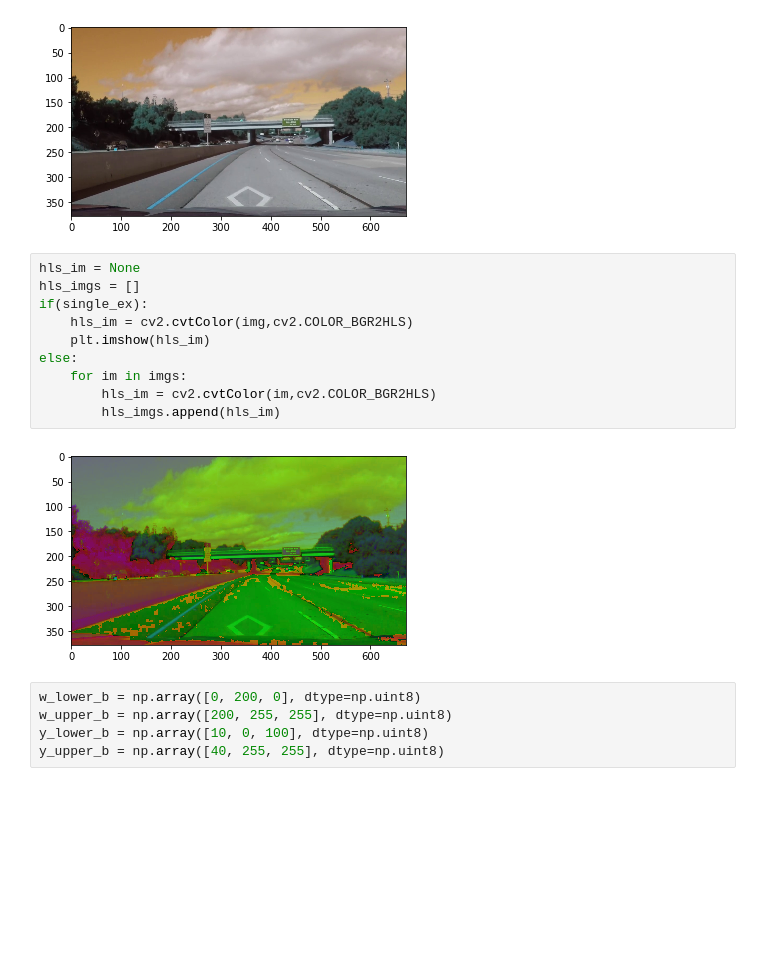
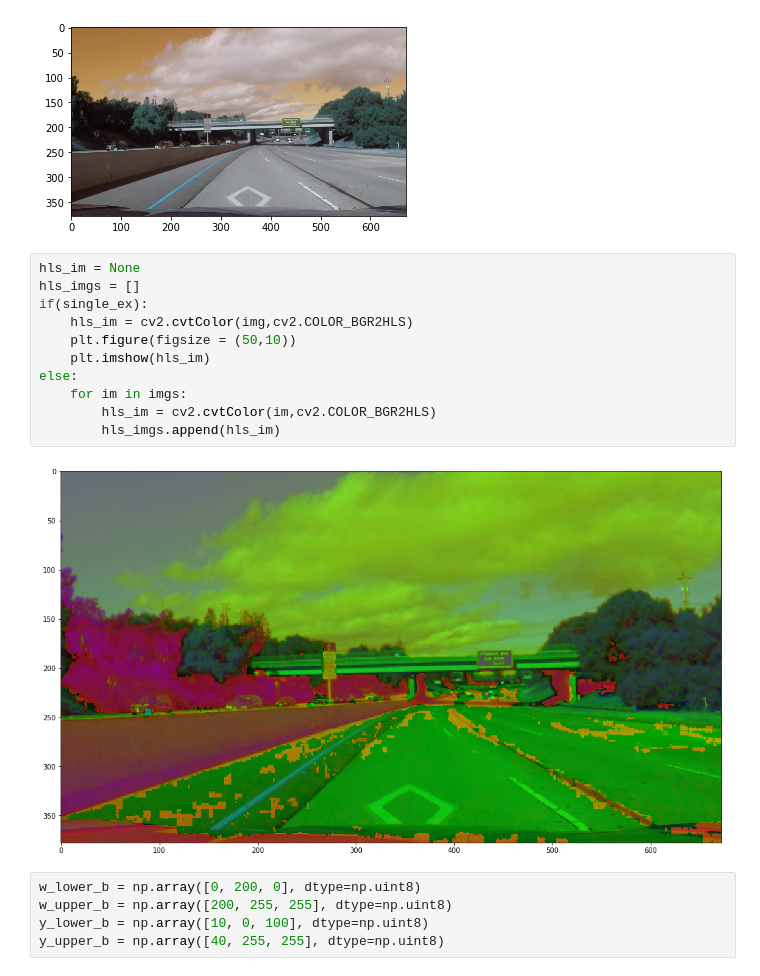
Before and after one commit to gohurali/Lane_Vehicle_Detection, a Jupyter notebook: lane_detection.ipynb, the cells around one changed output. Saved outputs shown, nothing was run; the diff lists cells and outputs as text; blank space fills up the shorter version.

```diff
--- a/lane_detection.ipynb
+++ b/lane_detection.ipynb
@@ -53,15 +53,16 @@ else:
 # %%
 hls_im = None
 hls_imgs = []
 if(single_ex):
     hls_im = cv2.cvtColor(img,cv2.COLOR_BGR2HLS)
+    plt.figure(figsize = (50,10))
     plt.imshow(hls_im)
 else:
     for im in imgs:
         hls_im = cv2.cvtColor(im,cv2.COLOR_BGR2HLS)
         hls_imgs.append(hls_im)
 # %% [output]
-[figure, old version]
+[figure, new version]
 # %%
 w_lower_b = np.array([0, 200, 0], dtype=np.uint8)
 w_upper_b = np.array([200, 255, 255], dtype=np.uint8)
```
Also changed, not shown: parts of 10 cells of this notebook, 3 other files.
